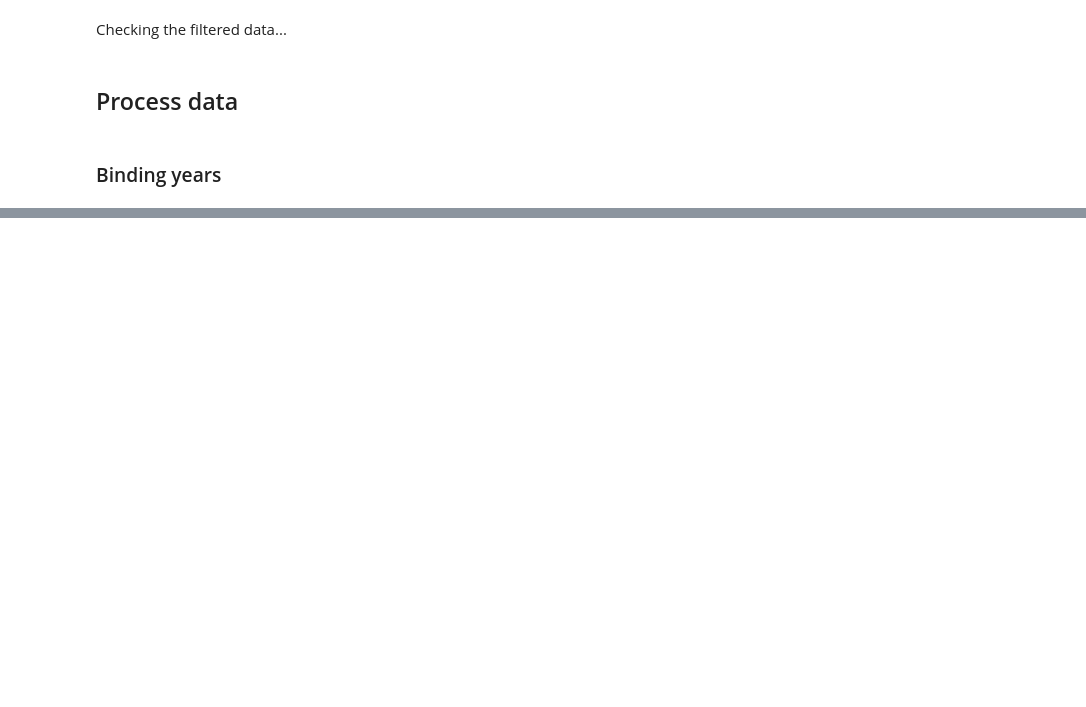
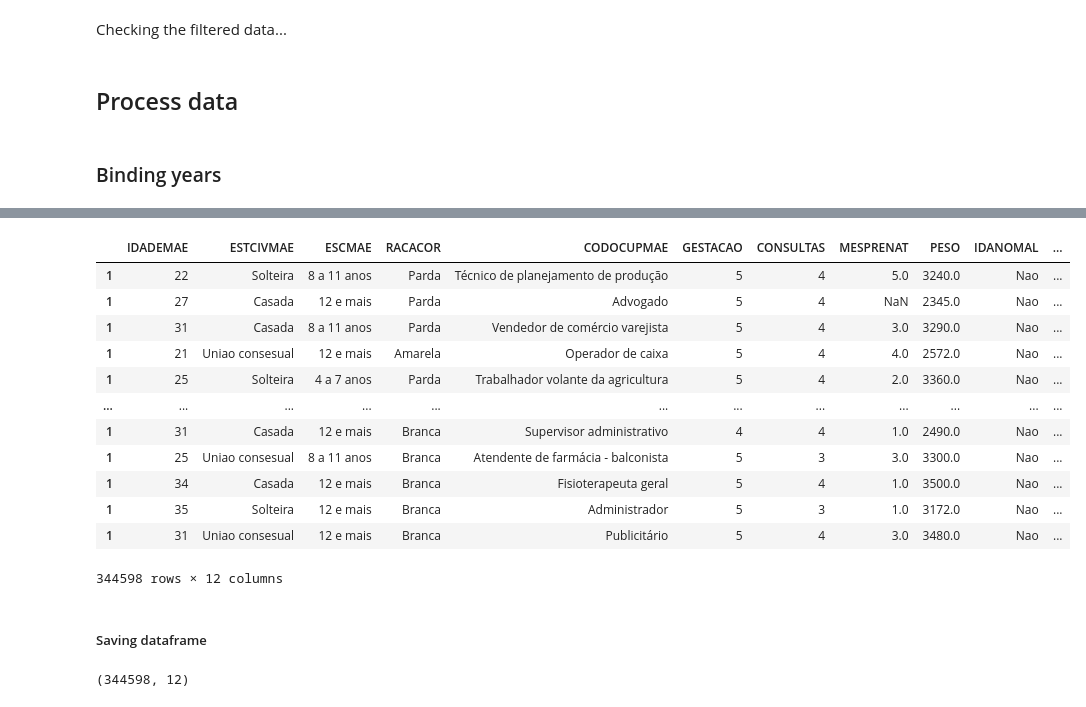
Before and after one commit to caio-isaias/data-mining-assignment, a Jupyter notebook: read-and-process-data.ipynb, the cells around one changed output, grey strips where cells are left out. Cells and saved outputs as stored; diff of their text form; code cells hidden in the pictures; blank space fills up the shorter version.

```diff
--- a/read-and-process-data.ipynb
+++ b/read-and-process-data.ipynb
@@ -135,0 +175,26 @@ print("Anomalia: \n",data2015_sp['IDANOMAL'].describe())
+# %%
+# mapping
+
+data_updated['ESTCIVMAE'] = data_updated['ESTCIVMAE'].map({1:'Solteira',2:'Casada',3:'Viuva',
+                                                           4:'Divorciada',5:'Uniao consesual',9:'NA'})
+
+data_updated['ESCMAE'] = data_updated['ESCMAE'].map({1:'Nenhuma', 2:'1 a 3 anos', 3:'4 a 7 anos',
+                                                    4:'8 a 11 anos', 5:'12 e mais',9:'NA'})
+
+data_updated['RACACOR'] = data_updated['RACACOR'].map({1:'Branca',2:'Preta',3:'Amarela',4:'Parda',5:'Indigina'})
+
+data_updated['IDANOMAL'] = data_updated['IDANOMAL'].map({1:'Sim',2:'Nao',9:'NA'})
+
+data_updated['parto_prematuro'] = data_updated['parto_prematuro'].map({0:'Normal',1:'Indicio',2:'Indicio',
+                                                                       3:'Prematuro'})
+# %%
+# mapping intervals apgar (7 < x) (8 > x > 3) (4 > x)
+normal = [10, 9.5, 9, 8.5, 8]
+preocupante = [7.5, 7, 6.5, 6, 5.5, 5, 4.5, 4]
+problematico = [3.5, 3, 2.5, 2, 1.5, 1, 0.5, 0]
+
+data_updated['APGAR'] = data_updated['APGAR'].astype("float").replace(problematico, 2)
+data_updated['APGAR'] = data_updated['APGAR'].astype("float").replace(preocupante, 1)
+data_updated['APGAR'] = data_updated['APGAR'].astype("float").replace(normal, 0)
+
+data_updated['APGAR'] = data_updated['APGAR'].map({0: "Normal", 1: "Preocupante", 2:"Problematico"})
@@ -135,0 +242,21 @@ print("Anomalia: \n",data2015_sp['IDANOMAL'].describe())
+# %%
+# removendo Ocupação == 0
+data_updated = data_updated[data_updated['CODOCUPMAE'] != '0']
+# %%
+data_updated
+# %% [output]
+|  | IDADEMAE | ESTCIVMAE | ESCMAE | RACACOR | CODOCUPMAE | GESTACAO | CONSULTAS | MESPRENAT | PESO | IDANOMAL | ... |
+| 1 | 22 | Solteira | 8 a 11 anos | Parda | Técnico de planejamento de produção | 5 | 4 | 5.0 | 3240.0 | Nao | ... |
+| 1 | 27 | Casada | 12 e mais | Parda | Advogado | 5 | 4 | NaN | 2345.0 | Nao | ... |
+| 1 | 31 | Casada | 8 a 11 anos | Parda | Vendedor de comércio varejista | 5 | 4 | 3.0 | 3290.0 | Nao | ... |
+| 1 | 21 | Uniao consesual | 12 e mais | Amarela | Operador de caixa | 5 | 4 | 4.0 | 2572.0 | Nao | ... |
+| 1 | 25 | Solteira | 4 a 7 anos | Parda | Trabalhador volante da agricultura | 5 | 4 | 2.0 | 3360.0 | Nao | ... |
+| ... | ... | ... | ... | ... | ... | ... | ... | ... | ... | ... | ... |
+| 1 | 31 | Casada | 12 e mais | Branca | Supervisor administrativo | 4 | 4 | 1.0 | 2490.0 | Nao | ... |
+| 1 | 25 | Uniao consesual | 8 a 11 anos | Branca | Atendente de farmácia - balconista | 5 | 3 | 3.0 | 3300.0 | Nao | ... |
+| 1 | 34 | Casada | 12 e mais | Branca | Fisioterapeuta geral | 5 | 4 | 1.0 | 3500.0 | Nao | ... |
+| 1 | 35 | Solteira | 12 e mais | Branca | Administrador | 5 | 3 | 1.0 | 3172.0 | Nao | ... |
+| 1 | 31 | Uniao consesual | 12 e mais | Branca | Publicitário | 5 | 4 | 3.0 | 3480.0 | Nao | ... |
+344598 rows × 12 columns
+# %% [markdown]
+##### Saving dataframe
@@ -135,0 +265,4 @@ print("Anomalia: \n",data2015_sp['IDANOMAL'].describe())
+# %%
+data_updated.shape
+# %% [output]
+(344598, 12)
```
Also changed, not shown: parts of 18 cells of this notebook, 17 other files.
